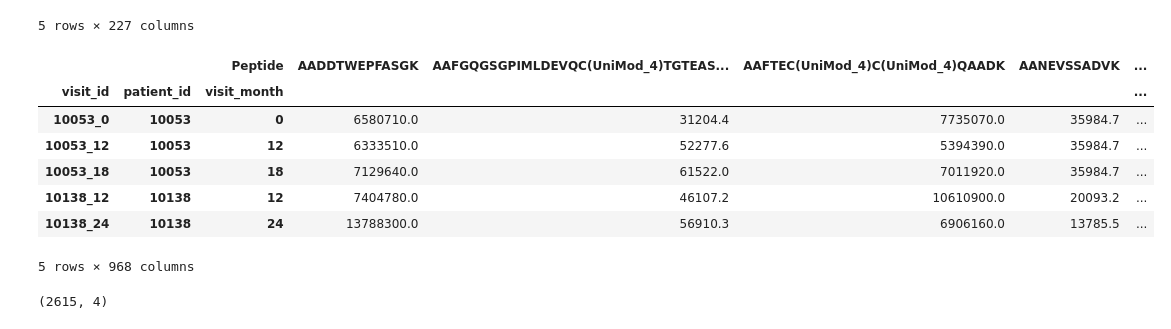
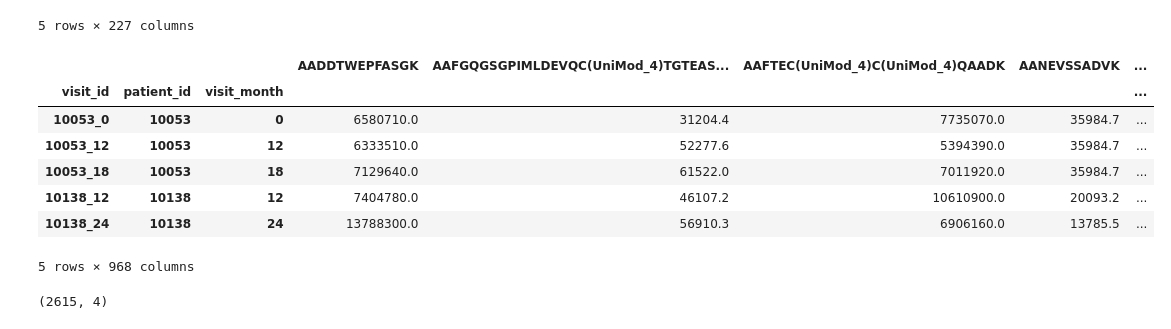
Before and after one commit to prithvidasgupta/si-618-parkinson-prediction, a Jupyter notebook: main.ipynb, the cells around one changed output. Drawn from its saved outputs; the diff is of its cells as text; code cells hidden in the pictures.

```diff
--- a/main.ipynb
+++ b/main.ipynb
@@ -51,19 +57,28 @@ def fill_na(data):
     return data_3
 # %% [markdown]
 ### Load processed features
+# %%
+def pivot_proteins():
+    return proteins_data.pivot(
+        index=['visit_id', 'patient_id', 'visit_month'], columns='UniProt', values='NPX')
+
+def pivot_peptides():
+    return peptides_data.pivot(
+        index=['visit_id', 'patient_id', 'visit_month'], columns='Peptide', values='PeptideAbundance')
 # %%
-def load_proteins_features():
-    filename = 'proteins_features.csv'
+def load_features(type):
+    '''type: proteins/peptides'''
+    filename = f'{type}_features.csv'
     if os.path.isfile(f'processed_data/{filename}'):
-        proteins_features = read_processed_data(filename)
+        features = read_processed_data(filename)
     else:
-        proteins_features = proteins_data.pivot(index=['visit_id', 'patient_id', 'visit_month'], columns='UniProt', values='NPX')
+        if type == 'proteins':
+            features = pivot_proteins()
+        elif type == 'peptides':
+            features = pivot_peptides()
 
-        # proteins_nan_mask = proteins_features.isna()
-        proteins_features.head()
+        features = fill_na(features)
 
-        proteins_features = fill_na(proteins_features)
+        features.to_csv(f'processed_data/{filename}')
 
-        proteins_features.to_csv(f'processed_data/{filename}')
-
-    return proteins_features
+    return features
@@ -100,8 +97,8 @@ def load_peptides_features():
 # %%
-peptides_features = load_peptides_features()
+peptides_features = load_features('peptides')
 peptides_features.head()
 # %% [output]
-|  |  | Peptide | AADDTWEPFASGK | AAFGQGSGPIMLDEVQC(UniMod_4)TGTEAS... | AAFTEC(UniMod_4)C(UniMod_4)QAADK | AANEVSSADVK | ... |
+|  |  |  | AADDTWEPFASGK | AAFGQGSGPIMLDEVQC(UniMod_4)TGTEAS... | AAFTEC(UniMod_4)C(UniMod_4)QAADK | AANEVSSADVK | ... |
 | visit_id | patient_id | visit_month |  |  |  |  | ... |
 | 10053_0 | 10053 | 0 | 6580710.0 | 31204.4 | 7735070.0 | 35984.7 | ... |
 | 10053_12 | 10053 | 12 | 6333510.0 | 52277.6 | 5394390.0 | 35984.7 | ... |
```
Also changed, not shown: parts of 4 cells of this notebook, 2 other files.
